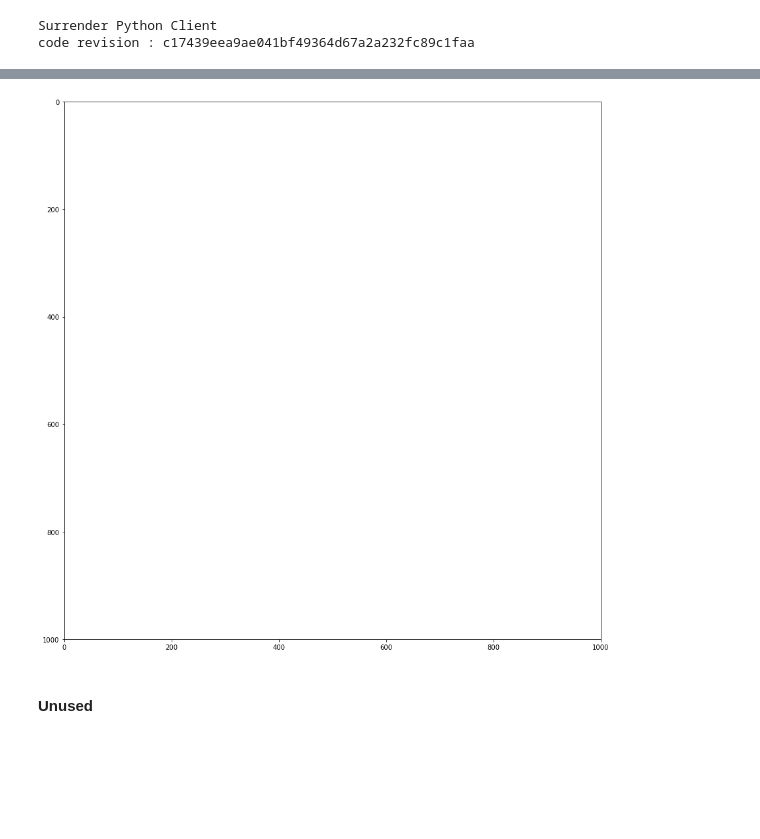
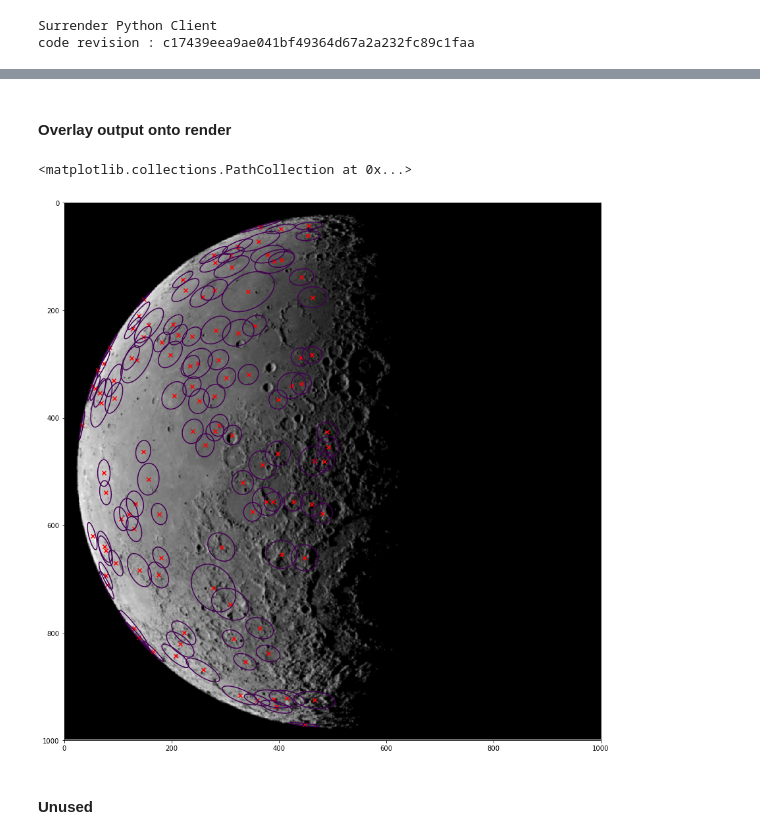
Before and after one commit to wdoppenberg/crater-detection, a Jupyter notebook: notebooks/projection.ipynb, the cells around one changed output, grey strips where cells are left out. Drawn from its saved outputs; the diff is of its cells as text; code cells hidden in the pictures; blank space fills up the shorter version.

```diff
--- a/notebooks/projection.ipynb
+++ b/notebooks/projection.ipynb
@@ -212,0 +256,7 @@ C_star = matrix_adjugate(C)
+# %%
+f_x = (N[0]/2) / np.tan(np.radians(fov)/2)
+f_y = (N[1]/2) / np.tan(np.radians(fov)/2)
+
+K = np.array([[f_x, 0,       N[0]/2],
+             [0,    f_y,     N[1]/2],
+             [0,    0,       1]])
@@ -213,41 +269,39 @@ C_star = matrix_adjugate(C)
+# %%
+r_C = (Xcam @ T_MC)[:, None]/1e3
+P_MC = K @ np.concatenate((T_MC, -r_C), axis=1)
+H_Ci = P_MC @ np.concatenate((H_Mi, np.tile(k.T[None, ...], (len(H_Mi), 1, 1))), axis=1)
+
+C_i = crater_representation(0, 0, major, minor, psi)
+A_i = (LA.inv(H_Ci.transpose(0, 2, 1)) @ C_i) @ LA.inv(H_Ci)
+# %% [markdown]
+#### Overlay output onto render
 # %%
-# f_x = 500 / np.tan(np.radians(fov) / 2)
-# f_y = 500 / np.tan(np.radians(fov) / 2)
-
-f_x = (N[0]/2) / np.tan(np.radians(fov)/2)
-f_y = f_x
-
-K = np.array([[f_x, 0,       0],
-             [0,    f_y,     0],
-             [0,    0,       1]])
-
-P_MC = K @ T_MC @ np.concatenate((np.identity(3), -Xcam[:, None]/1e3), axis=1)
-
-H_Ci = P_MC @ np.concatenate((H_Mi, np.tile(k.T[None, :, :], (len(H_Mi), 1, 1))), axis=1)
-
-C_i = crater_representation(0, 0, major, minor, psi)
-A_i = LA.inv(H_Ci.transpose(0, 2, 1)) @ C_i @ LA.inv(H_Ci)
-
 def ellipse_from_matrix(x, y, matrix):
     A_ = matrix[0, 0]
     C_ = matrix[1, 1]
     G_ = matrix[2, 2]
     B_ = 2*matrix[1, 0]
     D_ = 2*matrix[2, 0]
     F_ = 2*matrix[2, 1]
     return A_*(x**2) + B_*x*y + C_*(y**2) + D_*x + F_*y + G_
-x_plot = np.linspace(-1e5, 1e5, 500)
-y_plot = np.linspace(-1e5, 1e5, 500)
+x_plot = np.linspace(0, 1000, 500)
+y_plot = np.linspace(0, 1000, 500)
 x_plot, y_plot = np.meshgrid(x_plot, y_plot)
+
+crater_centers = (H_Ci @ np.array([0, 0, 1]) / (H_Ci @ np.array([0, 0, 1]))[:, -1][:, None])[:, :2]
 
 fig, ax = plt.subplots(figsize=(15,15), subplot_kw={'aspect': 'equal'})
 # Set axes according to camera pixel space convention
-ax.set_xlim(0, N[0])
-ax.set_ylim(N[1], 0)
-for A_ii in A_i[:100]:
+ax.set_xlim(0, 1000)
+ax.set_ylim(1000, 0)
+ax.imshow(im, aspect='equal', interpolation='none', cmap='gray')
+
+for A_ii in A_i:
     ax.contour(x_plot, y_plot, ellipse_from_matrix(x_plot, y_plot, A_ii), [0])
+ax.scatter(*crater_centers.T, c='r', marker='x')
 # %% [output]
+<matplotlib.collections.PathCollection at 0x...>
-[figure, old version]
+[figure, new version]
 # %% [markdown]
 #### Unused
 # %%
```
Also changed, not shown: parts of 19 cells of this notebook.
